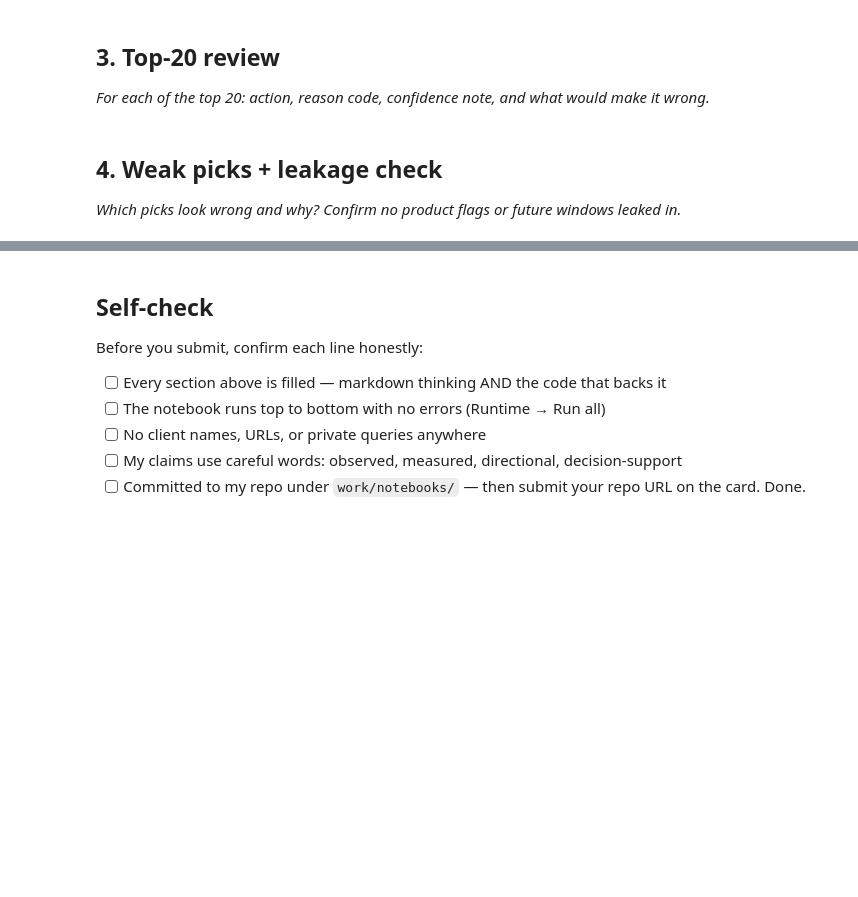
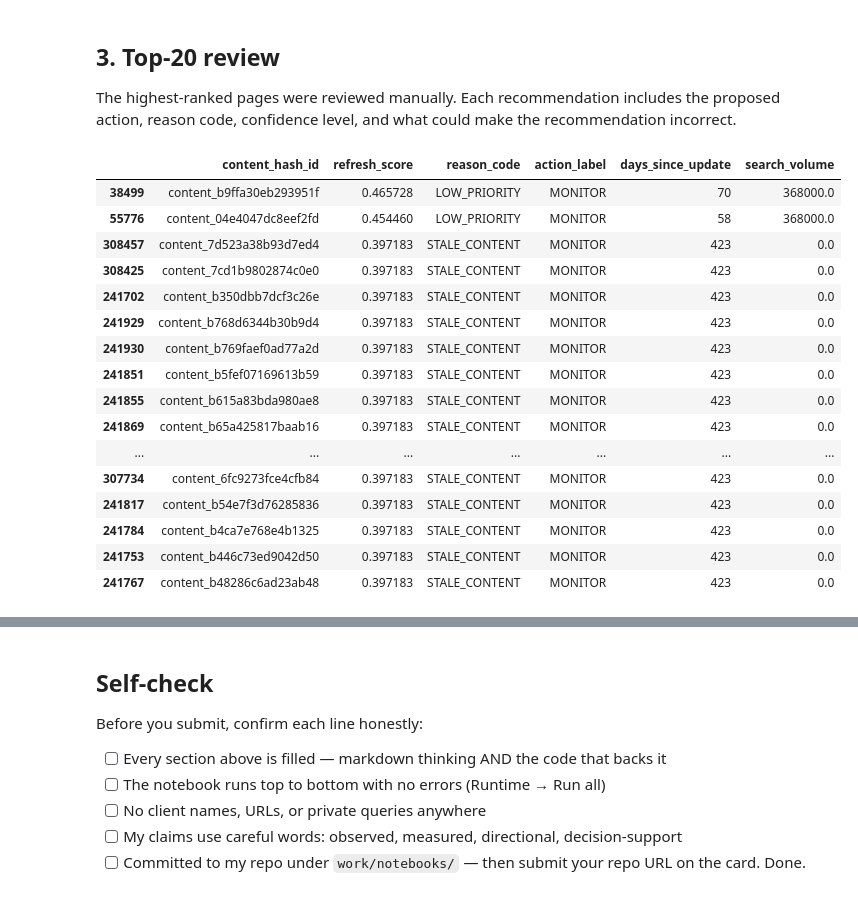
Before and after one commit to R-SamiUllah/Flyrank-Task1, a Jupyter notebook: work/notebooks/w04_baseline_score.ipynb, the cells around one changed output, grey strips where cells are left out. Drawn from its saved outputs; the diff is of its cells as text; code cells hidden in the pictures; blank space fills up the shorter version.

```diff
--- a/work/notebooks/w04_baseline_score.ipynb
+++ b/work/notebooks/w04_baseline_score.ipynb
@@ -22,0 +106,12 @@ This skeleton is yours to fill. Work the sections **in order** — each one has
+# %%
+content_df["content_updated_date"] = pd.to_datetime(
+    content_df["content_updated_date"],
+    errors="coerce"
+)
+
+content_df["days_since_update"] = (
+    pd.Timestamp.today().normalize() -
+    content_df["content_updated_date"]
+).dt.days
+
+content_df[["content_updated_date", "days_since_update"]].head()
@@ -22,0 +153,18 @@ This skeleton is yours to fill. Work the sections **in order** — each one has
+# %%
+# Signal Check 2 (Search Volume)
+
+content_df["volume_bucket"] = pd.qcut(
+    content_df["search_volume"],
+    4,
+    duplicates="drop"
+)
+
+volume_check = (
+    content_df
+    .groupby("volume_bucket", observed=True)
+    .size()
+    .reset_index(name="n")
+)
+
+print("\nSignal 2 - Search Volume")
+print(volume_check)
@@ -23,4 +243,4 @@ This skeleton is yours to fill. Work the sections **in order** — each one has
 # %% [markdown]
 ## 3. Top-20 review
 
-*For each of the top 20: action, reason code, confidence note, and what would make it wrong.*
+The highest-ranked pages were reviewed manually. Each recommendation includes the proposed action, reason code, confidence level, and what could make the recommendation incorrect.
@@ -30,4 +246,0 @@ This skeleton is yours to fill. Work the sections **in order** — each one has
-# %% [markdown]
-## 4. Weak picks + leakage check
-
-*Which picks look wrong and why? Confirm no product flags or future windows leaked in.*
@@ -36,0 +247,31 @@ This skeleton is yours to fill. Work the sections **in order** — each one has
+# %%
+top20 = queue.head(20)
+
+top20[
+    [
+        "content_hash_id",
+        "refresh_score",
+        "reason_code",
+        "action_label",
+        "days_since_update",
+        "search_volume"
+    ]
+]
+# %% [output]
+|  | content_hash_id | refresh_score | reason_code | action_label | days_since_update | search_volume |
+| 38499 | content_b9ffa30eb293951f | 0.465728 | LOW_PRIORITY | MONITOR | 70 | 368000.0 |
+| 55776 | content_04e4047dc8eef2fd | 0.454460 | LOW_PRIORITY | MONITOR | 58 | 368000.0 |
+| 308457 | content_7d523a38b93d7ed4 | 0.397183 | STALE_CONTENT | MONITOR | 423 | 0.0 |
+| 308425 | content_7cd1b9802874c0e0 | 0.397183 | STALE_CONTENT | MONITOR | 423 | 0.0 |
+| 241702 | content_b350dbb7dcf3c26e | 0.397183 | STALE_CONTENT | MONITOR | 423 | 0.0 |
+| 241929 | content_b768d6344b30b9d4 | 0.397183 | STALE_CONTENT | MONITOR | 423 | 0.0 |
+| 241930 | content_b769faef0ad77a2d | 0.397183 | STALE_CONTENT | MONITOR | 423 | 0.0 |
+| 241851 | content_b5fef07169613b59 | 0.397183 | STALE_CONTENT | MONITOR | 423 | 0.0 |
+| 241855 | content_b615a83bda980ae8 | 0.397183 | STALE_CONTENT | MONITOR | 423 | 0.0 |
+| 241869 | content_b65a425817baab16 | 0.397183 | STALE_CONTENT | MONITOR | 423 | 0.0 |
+| ... | ... | ... | ... | ... | ... | ... |
+| 307734 | content_6fc9273fce4cfb84 | 0.397183 | STALE_CONTENT | MONITOR | 423 | 0.0 |
+| 241817 | content_b54e7f3d76285836 | 0.397183 | STALE_CONTENT | MONITOR | 423 | 0.0 |
+| 241784 | content_b4ca7e768e4b1325 | 0.397183 | STALE_CONTENT | MONITOR | 423 | 0.0 |
+| 241753 | content_b446c73ed9042d50 | 0.397183 | STALE_CONTENT | MONITOR | 423 | 0.0 |
+| 241767 | content_b48286c6ad23ab48 | 0.397183 | STALE_CONTENT | MONITOR | 423 | 0.0 |
```
Also changed, not shown: parts of 23 cells of this notebook.
